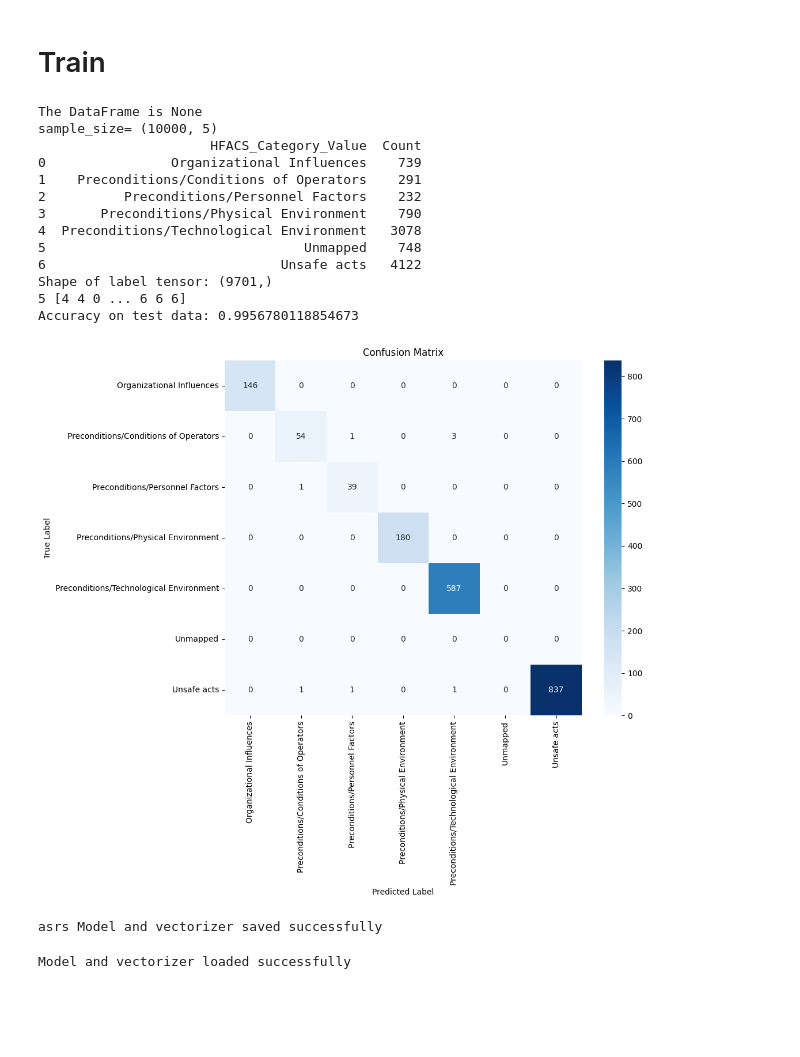
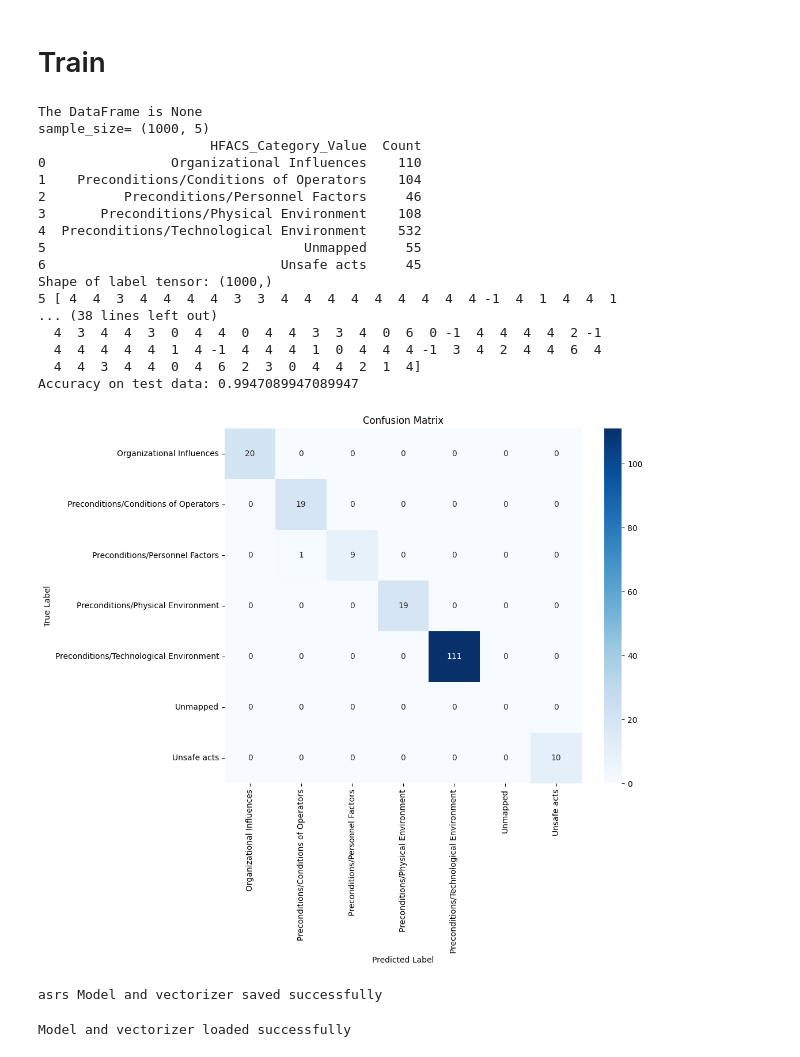
Before and after one commit to lasalasa/ASTAPM_Model, a Jupyter notebook: notebooks/notebook_main.ipynb, the cells around one changed output. Cells and saved outputs as stored; diff of their text form; code cells hidden in the pictures; blank space fills up the shorter version.

```diff
--- a/notebooks/notebook_main.ipynb
+++ b/notebooks/notebook_main.ipynb
@@ -62,38 +62,42 @@ options={
 # %%
 # 01. Get Data
 asrs_df = CoreUtils.get_data('asrs')
 
 options={
     "is_merge_taxonomy": True
 }
 
 # 02. Label Spreading
-asrs_modelLS = ModelLS(None, 'asrs', 10000, options=options)
+asrs_modelLS = ModelLS(None, 'asrs', 1000, options=options)
 asrs_modelLS.train()
 
 # 03. Apply it new data get predicting label
 # asrs_predicted_data = ModelLS.predict(asrs_df, 'asrs', 1, 25000)
 
 # model_data = labeled_data[labeled_data['HFACS_Category_Value_Predict'] != 'Unmapped'].copy()
 
 # 05. Show Label distribution
 # show_label(asrs_predicted_data, 'HFACS_Category_Value_Predict')
 # asrs_predicted_data
 # %% [output]
 The DataFrame is None
-sample_size= (10000, 5)
+sample_size= (1000, 5)
                       HFACS_Category_Value  Count
-0                Organizational Influences    739
-1    Preconditions/Conditions of Operators    291
-2          Preconditions/Personnel Factors    232
-3       Preconditions/Physical Environment    790
-4  Preconditions/Technological Environment   3078
-5                                 Unmapped    748
-6                              Unsafe acts   4122
-Shape of label tensor: (9701,)
-5 [4 4 0 ... 6 6 6]
-Accuracy on test data: 0.9956780118854673
+0                Organizational Influences    110
+1    Preconditions/Conditions of Operators    104
+2          Preconditions/Personnel Factors     46
+3       Preconditions/Physical Environment    108
+4  Preconditions/Technological Environment    532
+5                                 Unmapped     55
+6                              Unsafe acts     45
+Shape of label tensor: (1000,)
+5 [ 4  4  3  4  4  4  4  3  3  4  4  4  4  4  4  4  4  4 -1  4  1  4  4  1
+... (38 lines left out)
+  4  3  4  4  3  0  4  4  0  4  4  3  3  4  0  6  0 -1  4  4  4  4  2 -1
+  4  4  4  4  4  1  4 -1  4  4  4  1  0  4  4  4 -1  3  4  2  4  4  6  4
+  4  4  3  4  4  0  4  6  2  3  0  4  4  2  1  4]
+Accuracy on test data: 0.9947089947089947
-[figure, old version]
+[figure, new version]
 asrs Model and vectorizer saved successfully
 # %%
 asrs_predicted_data = ModelLS.predict(asrs_df, 'asrs', 3, 25000)
```
Also changed, not shown: parts of 1 cell of this notebook, 28 other files.
